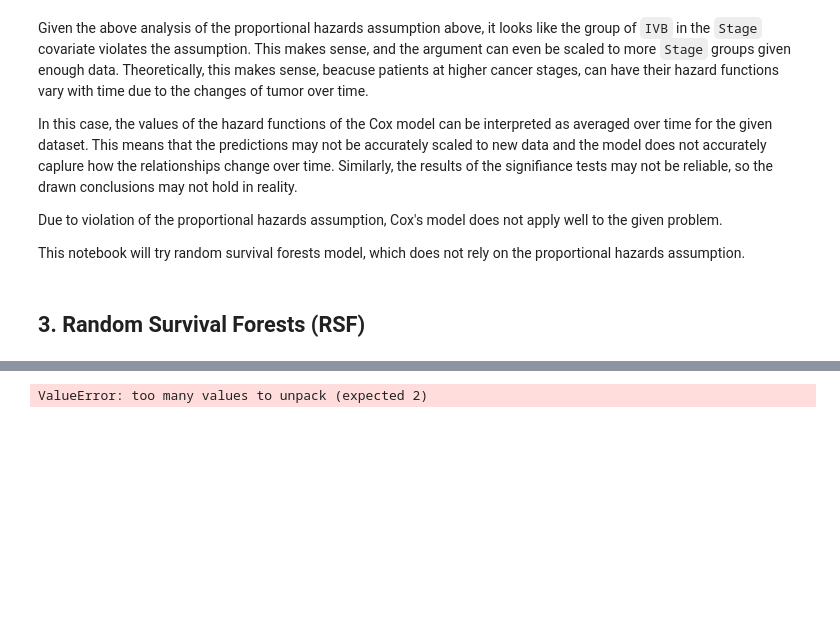
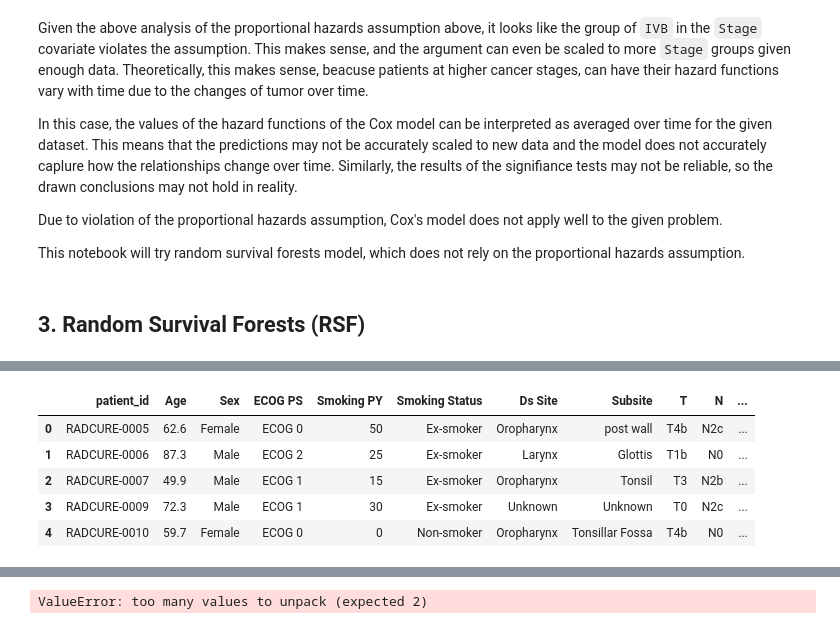
Before and after one commit to aleksandra-maciruta/BINF5507, a Jupyter notebook: Assignment_4/Scripts/main.ipynb, the cells around one changed output, grey strips where cells are left out. Drawn from its saved outputs; the diff is of its cells as text; code cells hidden in the pictures; blank space fills up the shorter version.

```diff
--- a/Assignment_4/Scripts/main.ipynb
+++ b/Assignment_4/Scripts/main.ipynb
@@ -471,0 +535,10 @@ This notebook will try random survival forests model, which does not rely on the
+# %%
+with pd.option_context("display.max_rows", None, "display.max_columns", None):
+  display(radcure_clinical.head(5))
+# %% [output]
+|  | patient_id | Age | Sex | ECOG PS | Smoking PY | Smoking Status | Ds Site | Subsite | T | N | ... |
+| 0 | RADCURE-0005 | 62.6 | Female | ECOG 0 | 50 | Ex-smoker | Oropharynx | post wall | T4b | N2c | ... |
+| 1 | RADCURE-0006 | 87.3 | Male | ECOG 2 | 25 | Ex-smoker | Larynx | Glottis | T1b | N0 | ... |
+| 2 | RADCURE-0007 | 49.9 | Male | ECOG 1 | 15 | Ex-smoker | Oropharynx | Tonsil | T3 | N2b | ... |
+| 3 | RADCURE-0009 | 72.3 | Male | ECOG 1 | 30 | Ex-smoker | Unknown | Unknown | T0 | N2c | ... |
+| 4 | RADCURE-0010 | 59.7 | Female | ECOG 0 | 0 | Non-smoker | Oropharynx | Tonsillar Fossa | T4b | N0 | ... |
```
Also changed, not shown: parts of 19 cells of this notebook, 2 other files.
